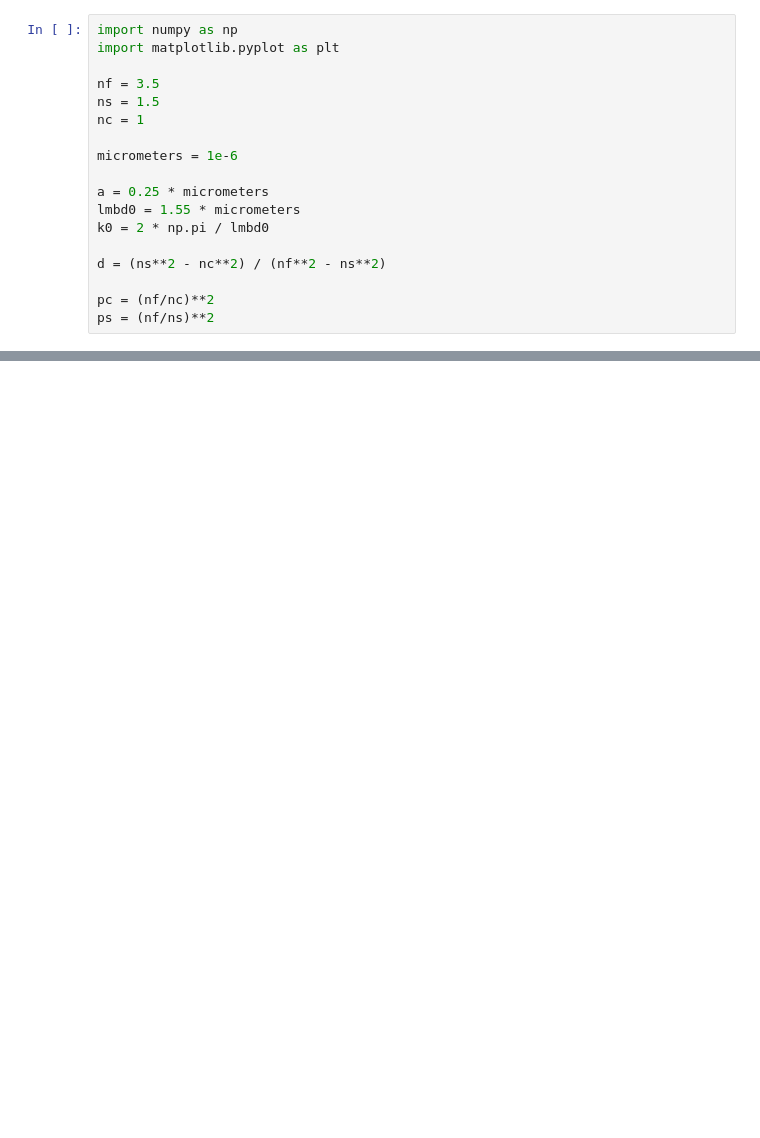
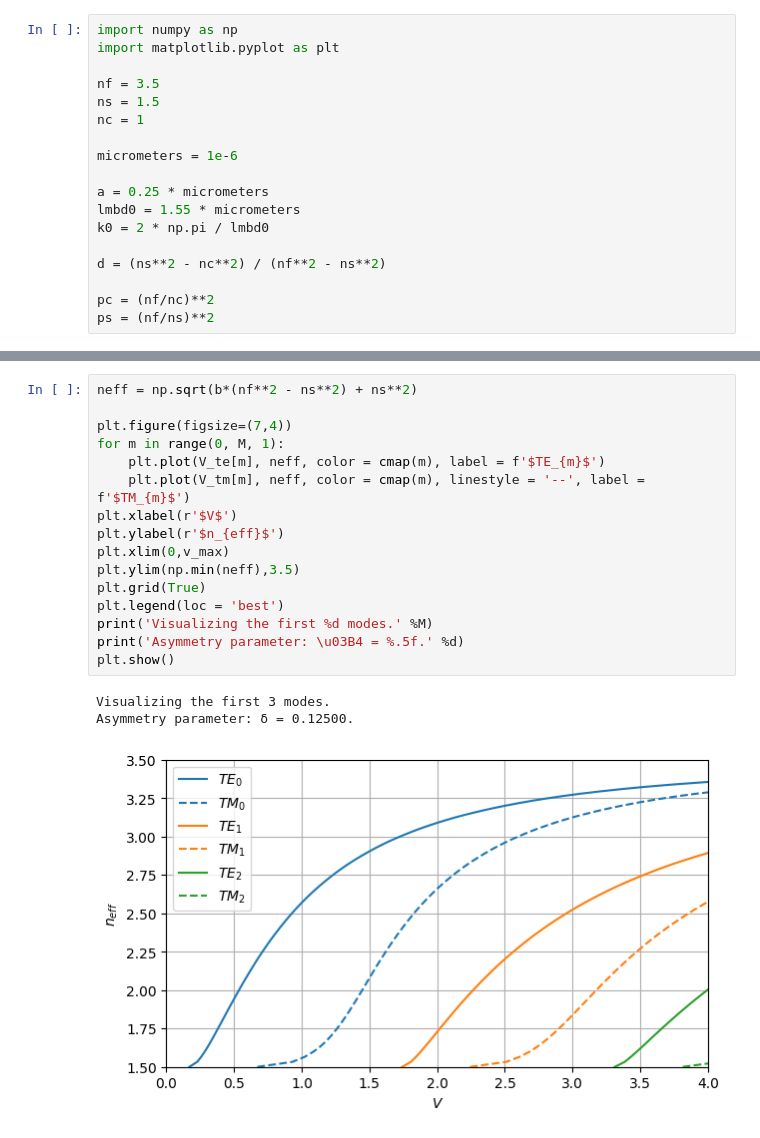
Before and after one commit to LucasGabrielMelo/Capacita-o---Fot-nica, a Jupyter notebook: waveguides/Propagating modes/Normalized propagation constant x normalized frequency for TE and TM modes.ipynb, the cells around one changed output, grey strips where cells are left out. Saved outputs shown, nothing was run; the diff lists cells and outputs as text; blank space fills up the shorter version.

```diff
--- a/waveguides/Propagating modes/Normalized propagation constant x normalized frequency for TE and TM modes.ipynb
+++ b/waveguides/Propagating modes/Normalized propagation constant x normalized frequency for TE and TM modes.ipynb
@@ -112,0 +121,20 @@ Asymmetry parameter: δ = 0.12500.
+# %%
+neff = np.sqrt(b*(nf**2 - ns**2) + ns**2)
+
+plt.figure(figsize=(7,4))
+for m in range(0, M, 1):
+    plt.plot(V_te[m], neff, color = cmap(m), label = f'$TE_{m}$')
+    plt.plot(V_tm[m], neff, color = cmap(m), linestyle = '--', label = f'$TM_{m}$')
+plt.xlabel(r'$V$')
+plt.ylabel(r'$n_{eff}$')
+plt.xlim(0,v_max)
+plt.ylim(np.min(neff),3.5)
+plt.grid(True)
+plt.legend(loc = 'best')
+print('Visualizing the first %d modes.' %M)
+print('Asymmetry parameter: \u03B4 = %.5f.' %d)
+plt.show()
+# %% [output]
+Visualizing the first 3 modes.
+Asymmetry parameter: δ = 0.12500.
+[figure, added]
```
Also changed, not shown: parts of 6 cells of this notebook.
